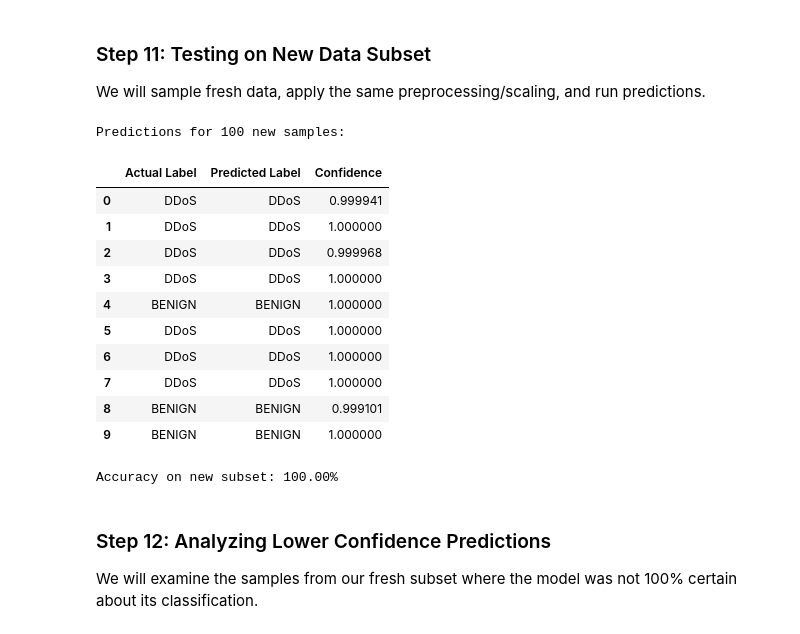
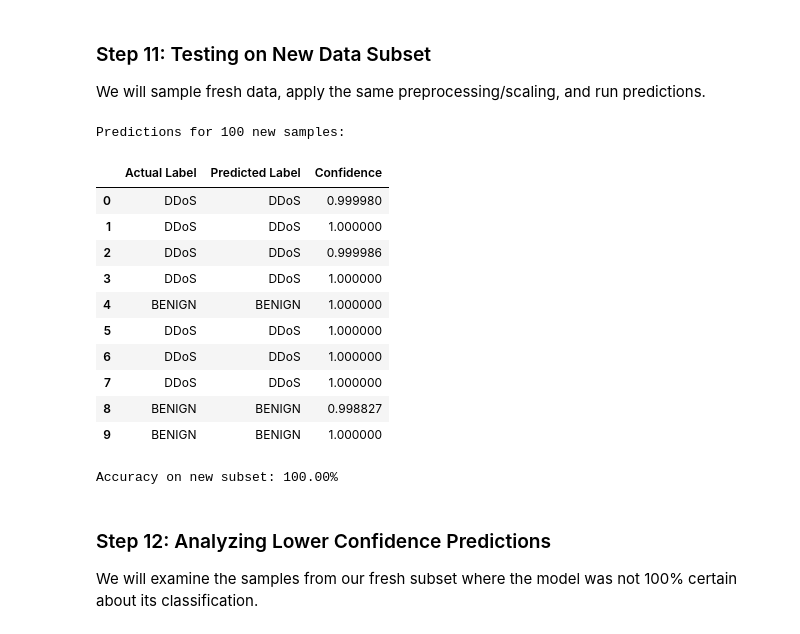
Before and after one commit to asifmanowar9/Neural-network-project, a Jupyter notebook: DDoS.ipynb, the cells around one changed output. Drawn from its saved outputs; the diff is of its cells as text; code cells hidden in the pictures.

```diff
--- a/DDoS.ipynb
+++ b/DDoS.ipynb
@@ -322,6 +336,9 @@ plot_model(
 ### Step 11: Testing on New Data Subset
 We will sample fresh data, apply the same preprocessing/scaling, and run predictions.
 # %%
+import pandas as pd
+from sklearn.metrics import accuracy_score
+
 # 1. Sample 100 rows that are not in the existing train or test indices
 all_indices = set(df_filtered.index)
 used_indices = set(X_train.index) | set(X_test.index)
@@ -330,44 +347,46 @@ remaining_indices = list(all_indices - used_indices)
 # Sample from remaining if any, otherwise sample from the whole set for demonstration
 sample_size = min(100, len(remaining_indices)) if remaining_indices else 100
 new_sample = df_filtered.loc[remaining_indices].sample(sample_size, random_state=99) if remaining_indices else df_filtered.sample(100, random_state=99)
 
 # 2. Prepare features and labels
 X_new = new_sample[top_20_features]
 y_new = new_sample['Label']
 
 # 3. Apply the existing scaler
 X_new_scaled = scaler.transform(X_new)
 
+# Reshape for RNN
+X_new_scaled_rnn = X_new_scaled.reshape((X_new_scaled.shape[0], 1, X_new_scaled.shape[1]))
+
 # 4. Run predictions
-predictions_prob = model.predict(X_new_scaled, verbose=0)
+predictions_prob = rnn_model.predict(X_new_scaled_rnn, verbose=0)
 predictions = (predictions_prob > 0.5).astype(int).flatten()
 
 # 5. Display results comparison
 results_df = pd.DataFrame({
     'Actual Label': le.inverse_transform(y_new),
     'Predicted Label': le.inverse_transform(predictions),
     'Confidence': [p[0] if p[0] > 0.5 else 1-p[0] for p in predictions_prob]
 })
 
 print(f"Predictions for {sample_size} new samples:")
 display(results_df.head(10))
 
 # Calculate accuracy on this specific subset
-from sklearn.metrics import accuracy_score
 new_acc = accuracy_score(y_new, predictions)
 print(f"\nAccuracy on new subset: {new_acc*100:.2f}%")
 # %% [output]
 Predictions for 100 new samples:
 |  | Actual Label | Predicted Label | Confidence |
-| 0 | DDoS | DDoS | 0.999941 |
+| 0 | DDoS | DDoS | 0.999980 |
 | 1 | DDoS | DDoS | 1.000000 |
-| 2 | DDoS | DDoS | 0.999968 |
+| 2 | DDoS | DDoS | 0.999986 |
 | 3 | DDoS | DDoS | 1.000000 |
 | 4 | BENIGN | BENIGN | 1.000000 |
 | 5 | DDoS | DDoS | 1.000000 |
 | 6 | DDoS | DDoS | 1.000000 |
 | 7 | DDoS | DDoS | 1.000000 |
-| 8 | BENIGN | BENIGN | 0.999101 |
+| 8 | BENIGN | BENIGN | 0.998827 |
 | 9 | BENIGN | BENIGN | 1.000000 |
 Accuracy on new subset: 100.00%
 # %% [markdown]
```
Also changed, not shown: parts of 68 cells of this notebook.
